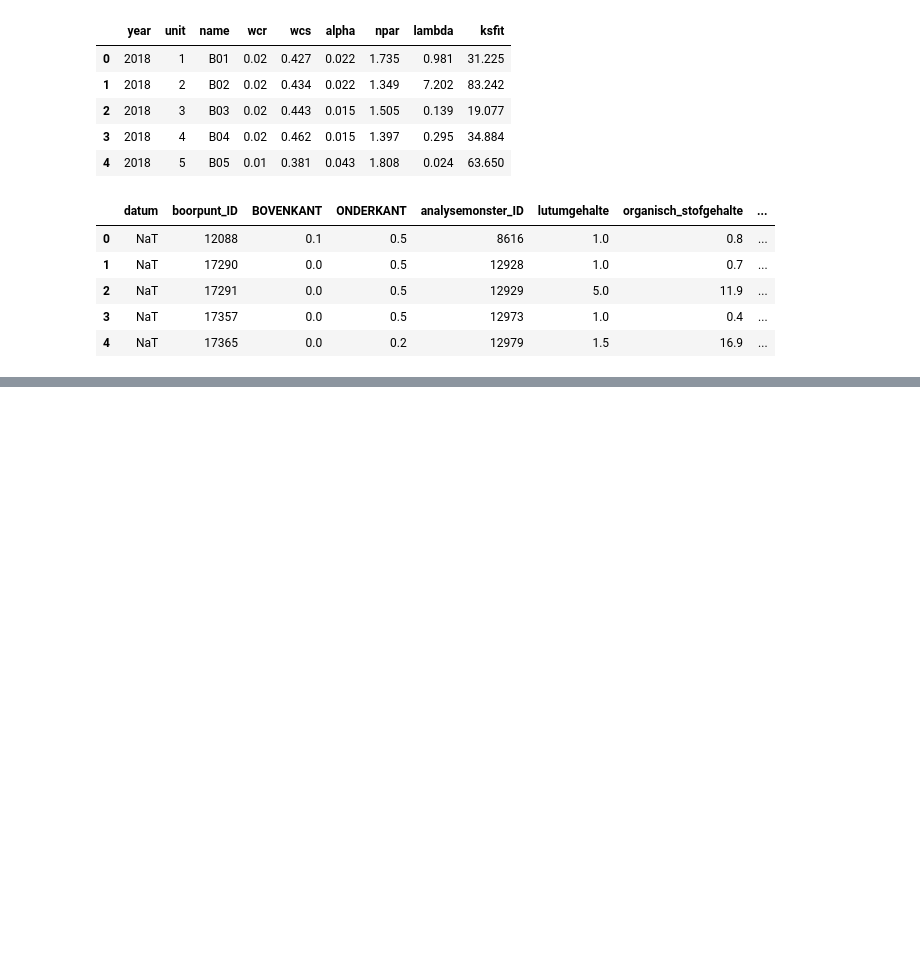
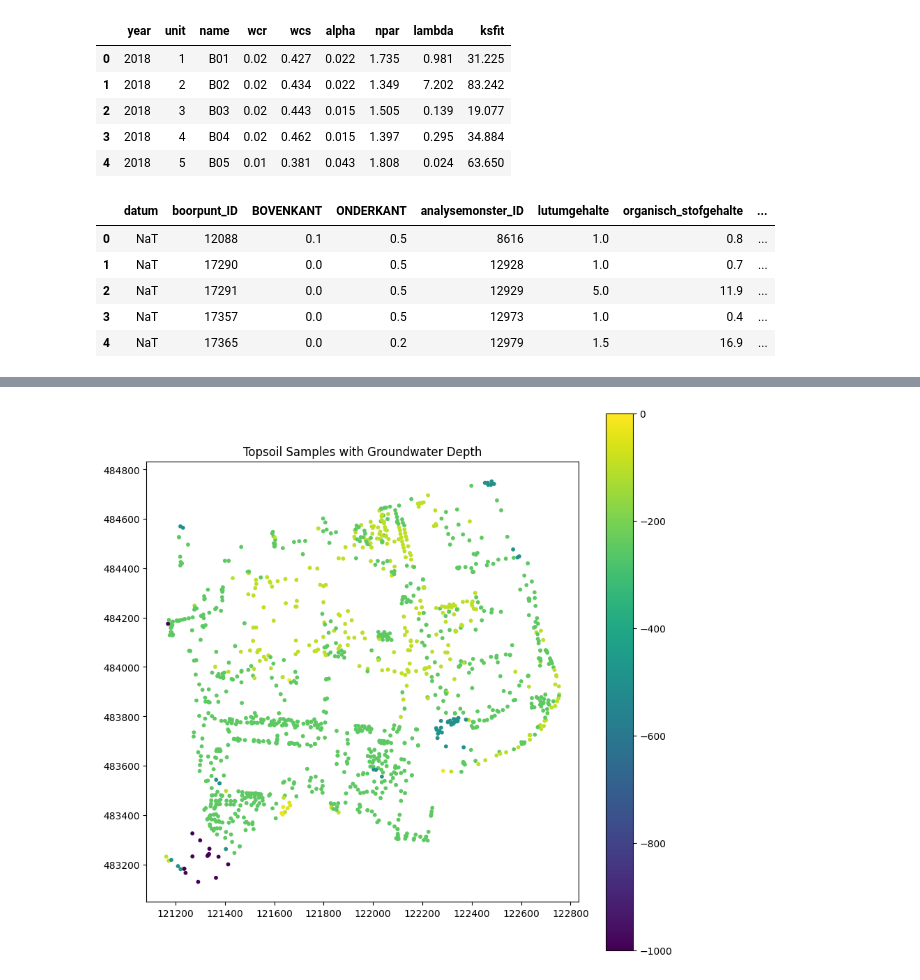
Before and after one commit to JulianWDev/strategicbgi, a Jupyter notebook: staringreeks.ipynb, the cells around one changed output, grey strips where cells are left out. Cells and saved outputs as stored; diff of their text form; code cells hidden in the pictures; blank space fills up the shorter version.

Commit message:
complete staringreeks join

```diff
--- a/staringreeks.ipynb
+++ b/staringreeks.ipynb
@@ -14,11 +27,13 @@ from rasterio.plot import show
 # %%
 # Load the datasets
+# Make sure to fill nodata value in the heightmap.
 
 topsoil_data = gpd.read_file('./Data/topsoil_samples.gpkg')
 subsoil_data = gpd.read_file('./Data/subsoil_samples.gpkg')
 groundwater_raster = rio.open('./Data/kriged_groundwater.tif')
-heightmap = rio.open('./Data/ahn_ribu.tif')
 staringreeks_df = pd.read_csv('./Data/staringreeks_2018.csv')
+staringreeks_2_df = pd.read_csv('./Data/unit_properties_2018.csv')
+heightmap = rio.open('./Data/heightmap_filled.tif')
 # %%
 staringreeks_df.head()
 # %% [output]
@@ -39,7 +54,7 @@ topsoil_data.head()
 | 4 | NaT | 17365 | 0.0 | 0.2 | 12979 | 1.5 | 16.9 | ... |
 # %%
 # For each point in the soil data, find the staringreeks entry that matches the soil type, then append the data to the soil data.
-topsoil_data.merge(
+topsoil_data = topsoil_data.merge(
     staringreeks_df,
     left_on='type',
     right_on='name',
@@ -62,0 +114,8 @@ topsoil_data.merge(
+# %%
+# Now we can plot the topsoil data with the groundwater depth.
+fig, ax = plt.subplots(figsize=(10, 10))
+topsoil_data.plot(column='groundwater_depth', ax=ax, legend=True, cmap='viridis', markersize=10)
+ax.set_title('Topsoil Samples with Groundwater Depth')
+plt.show()
+# %% [output]
+[figure, added]
```
Also changed, not shown: parts of 8 cells of this notebook, 1 other file.
